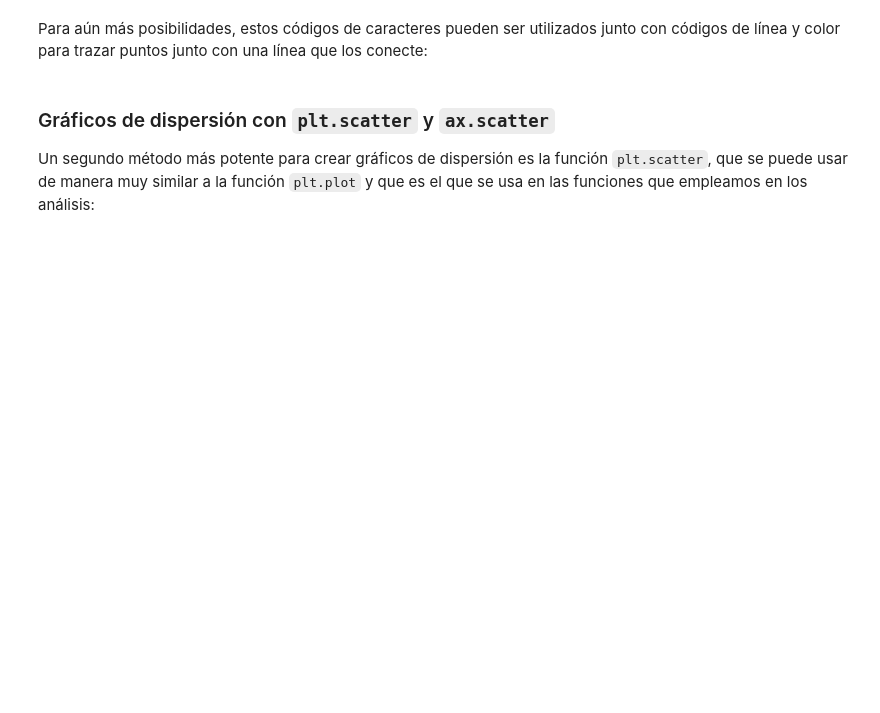
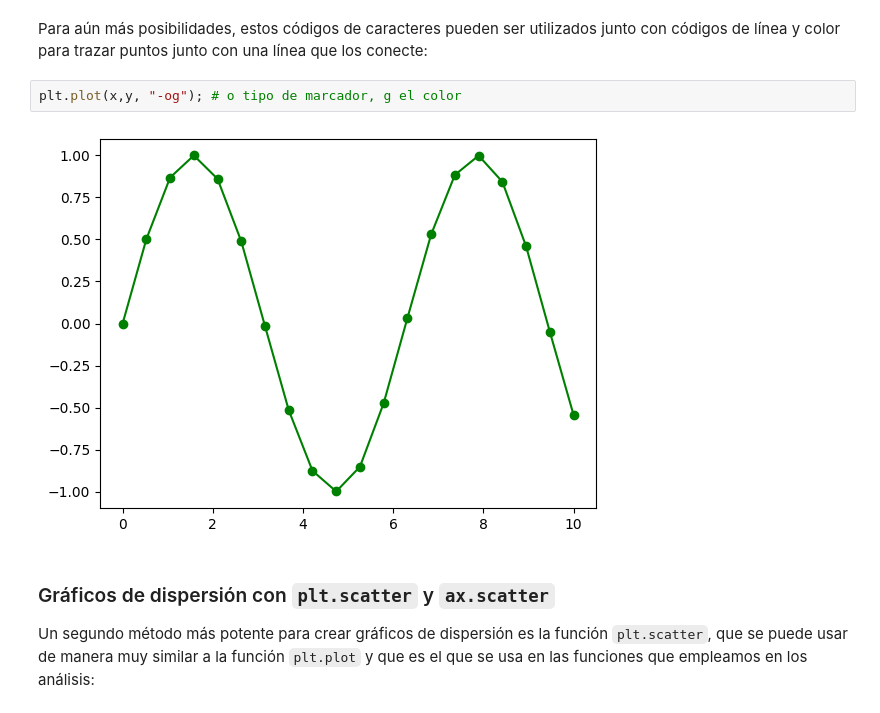
Before and after one commit to MHHsim/DS-Online-Marta-Harana, a Jupyter notebook: 03_Data_Analysis/Sprint_08/Unidad_01_Visualizacion_Basica_Matplotlib/01_Workout/04_Dispersion.ipynb, the cells around one changed output. Saved outputs shown, nothing was run; the diff lists cells and outputs as text; blank space fills up the shorter version.

```diff
--- a/03_Data_Analysis/Sprint_08/Unidad_01_Visualizacion_Basica_Matplotlib/01_Workout/04_Dispersion.ipynb
+++ b/03_Data_Analysis/Sprint_08/Unidad_01_Visualizacion_Basica_Matplotlib/01_Workout/04_Dispersion.ipynb
@@ -42,5 +46,9 @@ plt.xlim(0, 1.8);
 # %% [markdown]
 Para aún más posibilidades, estos códigos de caracteres pueden ser utilizados junto con códigos de línea y color para trazar puntos junto con una línea que los conecte:
+# %%
+plt.plot(x,y, "-og"); # o tipo de marcador, g el color
+# %% [output]
+[figure, added]
 # %% [markdown]
 ### Gráficos de dispersión con ``plt.scatter`` y ``ax.scatter``
 
```
Also changed, not shown: parts of 6 cells of this notebook, 1 other file.
